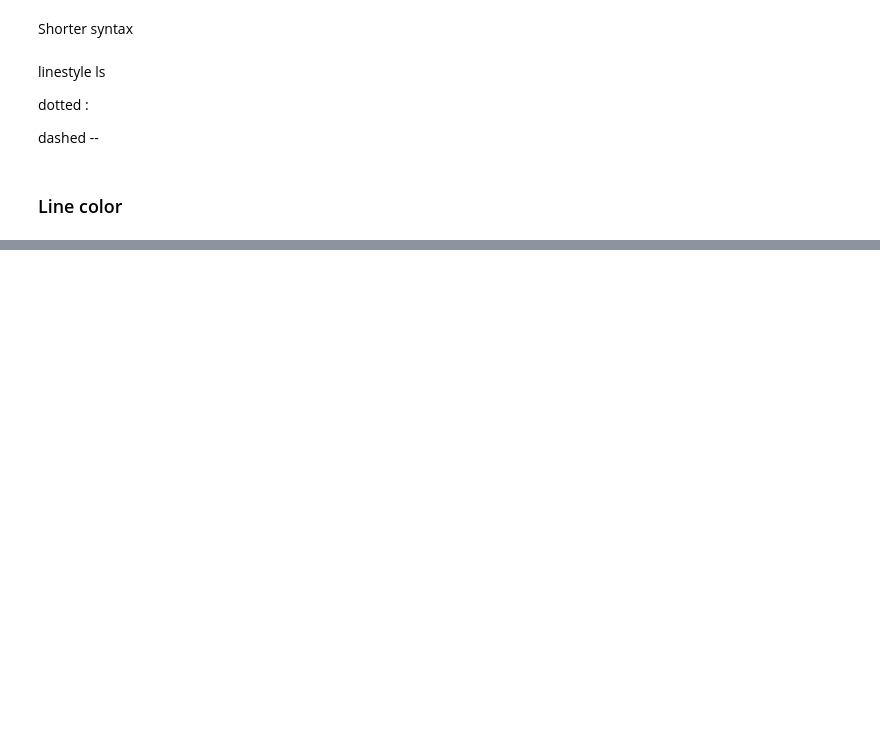
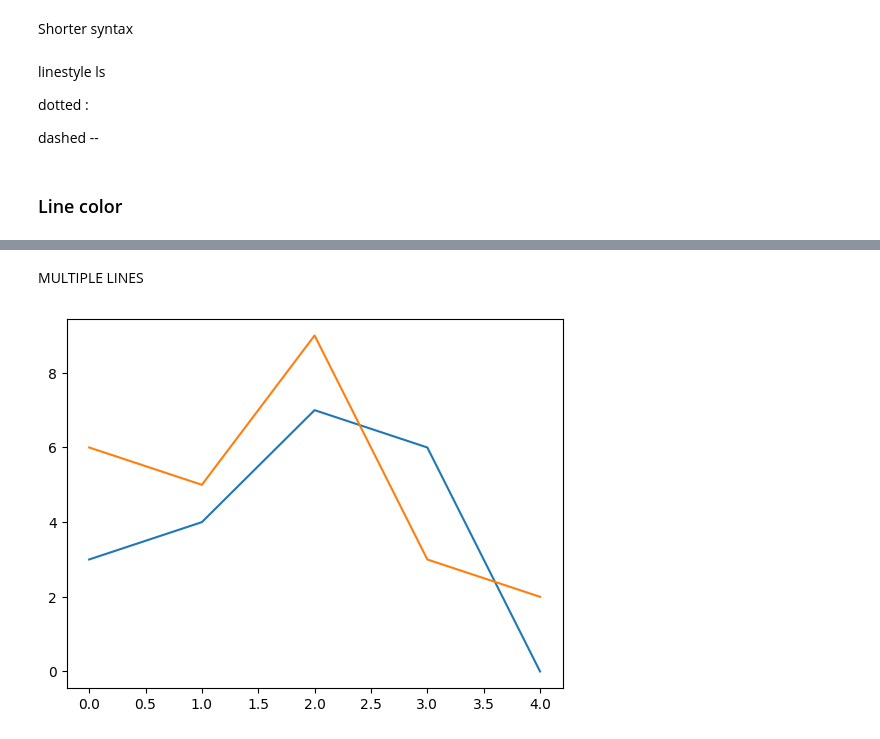
Before and after one commit to Shreyansh4Ai/Python-Stuffs, a Jupyter notebook: Pandas/DataVisualisation/Matplotlib.ipynb, the cells around one changed output, grey strips where cells are left out. Saved outputs shown, nothing was run; the diff lists cells and outputs as text; code cells hidden in the pictures; blank space fills up the shorter version.

```diff
--- a/Pandas/DataVisualisation/Matplotlib.ipynb
+++ b/Pandas/DataVisualisation/Matplotlib.ipynb
@@ -107,0 +120,14 @@ plt.show()
+# %% [markdown]
+MULTIPLE LINES
+# %%
+y1  = np.array([3,4,7,6,0])
+
+y2 = np.array([6,5,9,3,2])
+
+plt.plot(y1)
+
+plt.plot(y2)
+
+plt.show()
+# %% [output]
+[figure, added]
```
Also changed, not shown: parts of 11 cells of this notebook.
